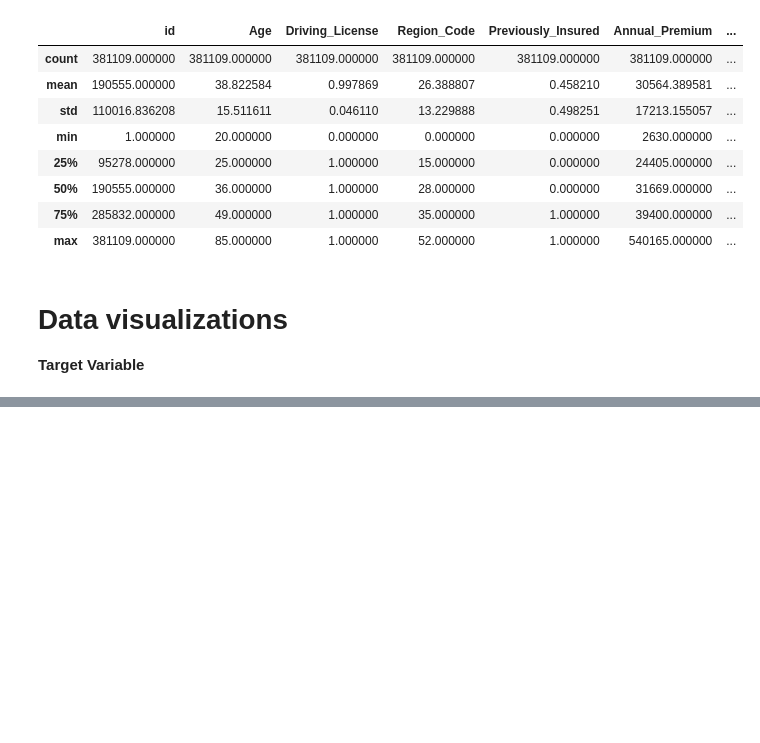
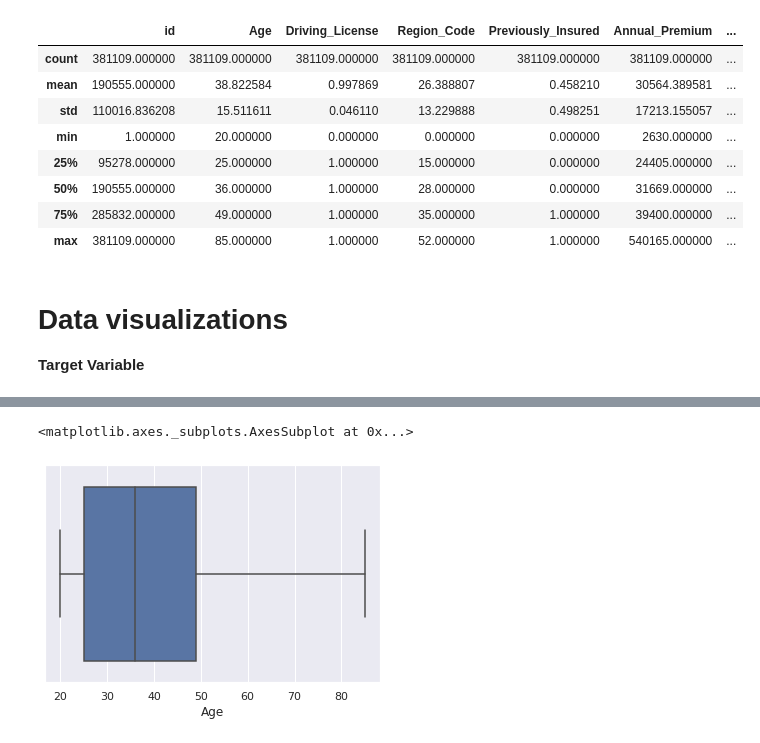
Before and after one commit to nileshrathod17/Health-Insurance-Cross-Sell-Prediction, a Jupyter notebook: Health_Insurance_Cross_Sell_Prediction.ipynb, the cells around one changed output, grey strips where cells are left out. Saved outputs shown, nothing was run; the diff lists cells and outputs as text; code cells hidden in the pictures; blank space fills up the shorter version.

```diff
--- a/Health_Insurance_Cross_Sell_Prediction.ipynb
+++ b/Health_Insurance_Cross_Sell_Prediction.ipynb
@@ -148,0 +187,5 @@ data.describe()
+# %%
+sns.boxplot(data['Age'])
+# %% [output]
+<matplotlib.axes._subplots.AxesSubplot at 0x...>
+[figure, added]
```
Also changed, not shown: parts of 8 cells of this notebook.
